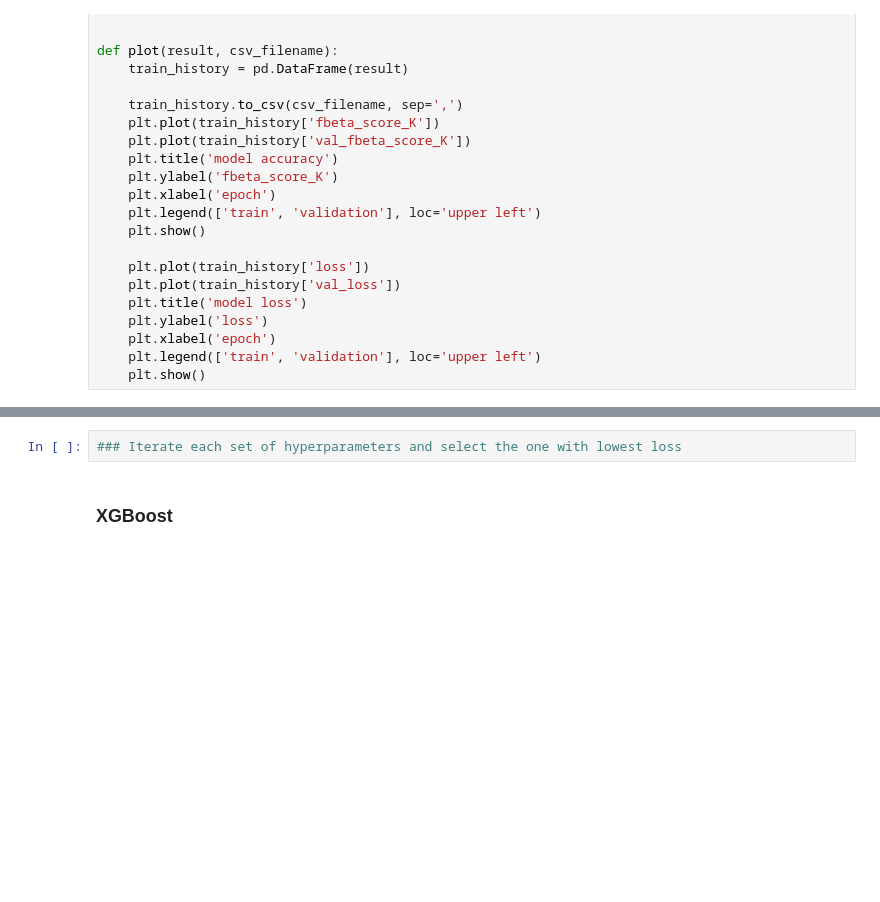
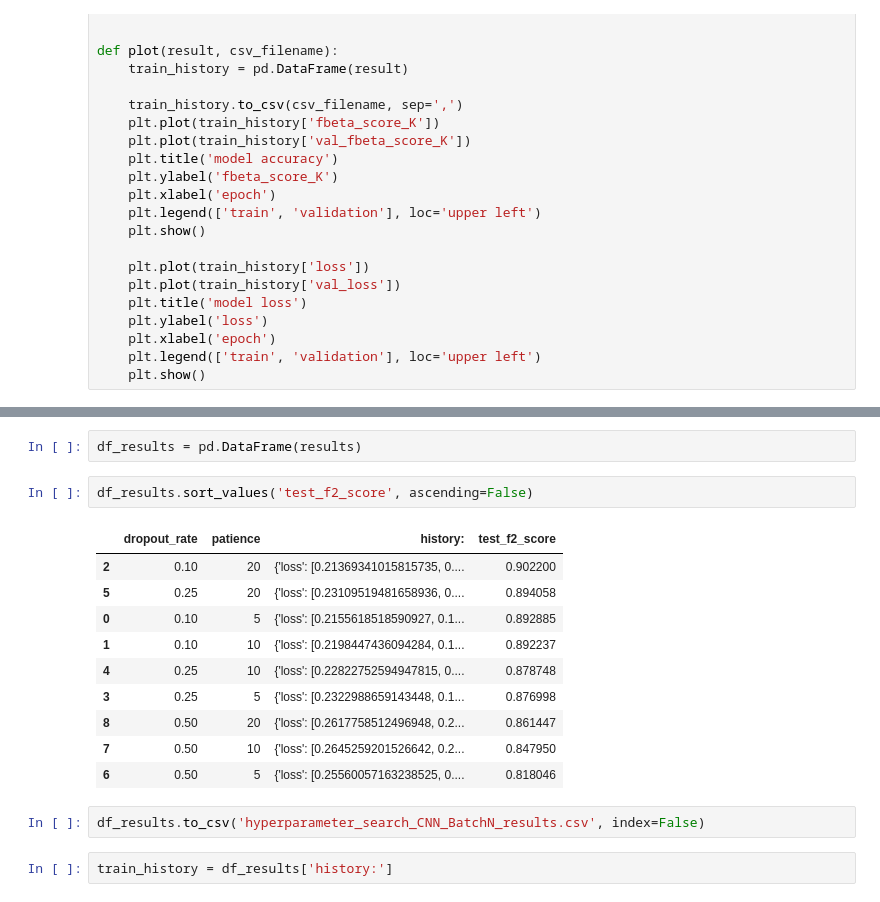
Before and after one commit to jihoonkim888/Amazon-Forest-Image-Classification, a Jupyter notebook: hyperparameter_search_CNN_BatchN.ipynb, the cells around one changed output, grey strips where cells are left out. Saved outputs shown, nothing was run; the diff lists cells and outputs as text; blank space fills up the shorter version.

```diff
--- a/hyperparameter_search_CNN_BatchN.ipynb
+++ b/hyperparameter_search_CNN_BatchN.ipynb
@@ -265,4 +307,19 @@ KeyboardInterrupt:
-# %%
-### Iterate each set of hyperparameters and select the one with lowest loss
-# %% [markdown]
-### XGBoost
+# %%
+df_results = pd.DataFrame(results)
+# %%
+df_results.sort_values('test_f2_score', ascending=False)
+# %% [output]
+|  | dropout_rate | patience | history: | test_f2_score |
+| 2 | 0.10 | 20 | {'loss': [0.21369341015815735, 0.... | 0.902200 |
+| 5 | 0.25 | 20 | {'loss': [0.23109519481658936, 0.... | 0.894058 |
+| 0 | 0.10 | 5 | {'loss': [0.2155618518590927, 0.1... | 0.892885 |
+| 1 | 0.10 | 10 | {'loss': [0.2198447436094284, 0.1... | 0.892237 |
+| 4 | 0.25 | 10 | {'loss': [0.22822752594947815, 0.... | 0.878748 |
+| 3 | 0.25 | 5 | {'loss': [0.2322988659143448, 0.1... | 0.876998 |
+| 8 | 0.50 | 20 | {'loss': [0.2617758512496948, 0.2... | 0.861447 |
+| 7 | 0.50 | 10 | {'loss': [0.2645259201526642, 0.2... | 0.847950 |
+| 6 | 0.50 | 5 | {'loss': [0.25560057163238525, 0.... | 0.818046 |
+# %%
+df_results.to_csv('hyperparameter_search_CNN_BatchN_results.csv', index=False)
+# %%
+train_history = df_results['history:']
```
Also changed, not shown: parts of 8 cells of this notebook, 3 other files.
